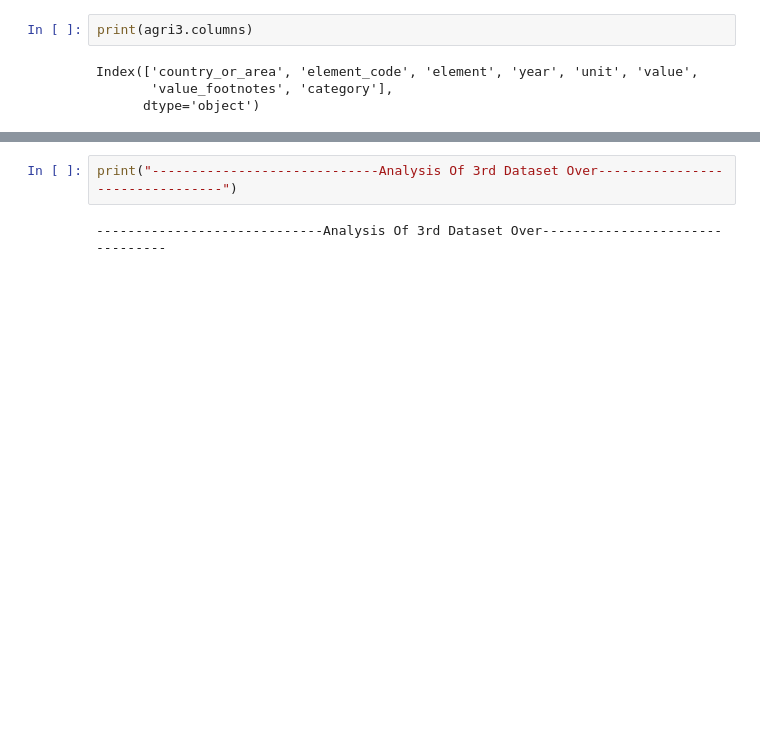
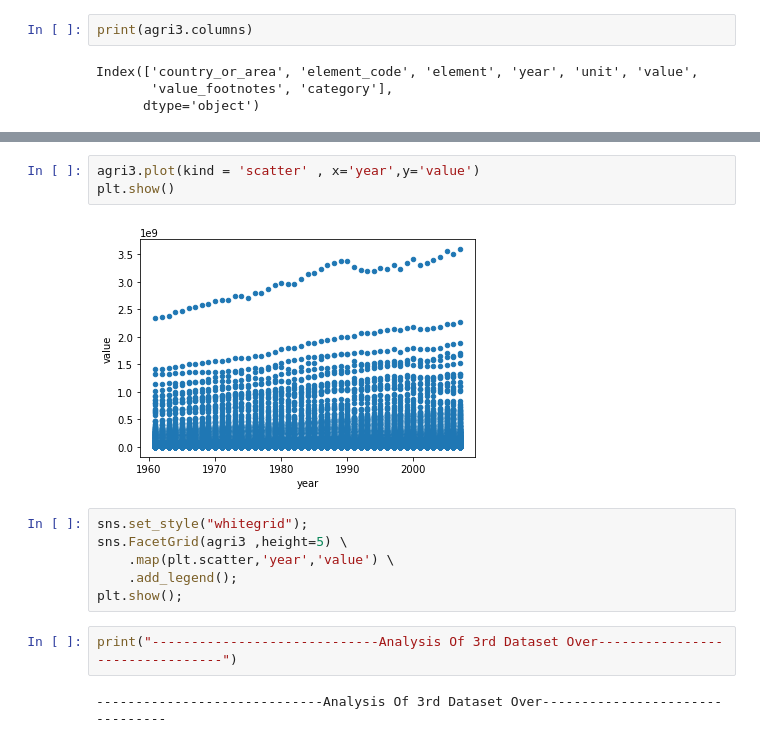
Before and after one commit to tirthanprajapati/Farm-Friend-Predection-Model-Project-Exibition, a Jupyter notebook: Project Exibition - 2022/Untitled.ipynb, the cells around one changed output, grey strips where cells are left out. Cells and saved outputs as stored; diff of their text form; blank space fills up the shorter version.

```diff
--- a/Project Exibition - 2022/Untitled.ipynb
+++ b/Project Exibition - 2022/Untitled.ipynb
@@ -65,3 +156,14 @@ Index(['country_or_area', 'element_code', 'element', 'year', 'unit', 'value',
+# %%
+agri3.plot(kind = 'scatter' , x='year',y='value')
+plt.show()
+# %% [output]
+[figure, added]
+# %%
+sns.set_style("whitegrid");
+sns.FacetGrid(agri3 ,height=5) \
+    .map(plt.scatter,'year','value') \
+    .add_legend();
+plt.show();
 # %%
 print("-----------------------------Analysis Of 3rd Dataset Over--------------------------------")
 # %% [output]
```
Also changed, not shown: parts of 19 cells of this notebook.
